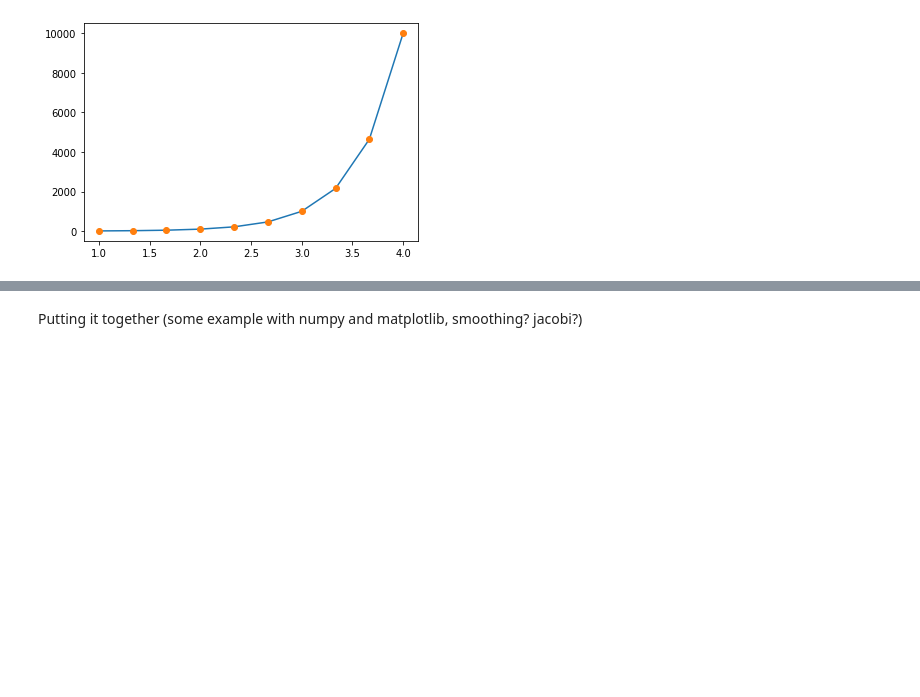
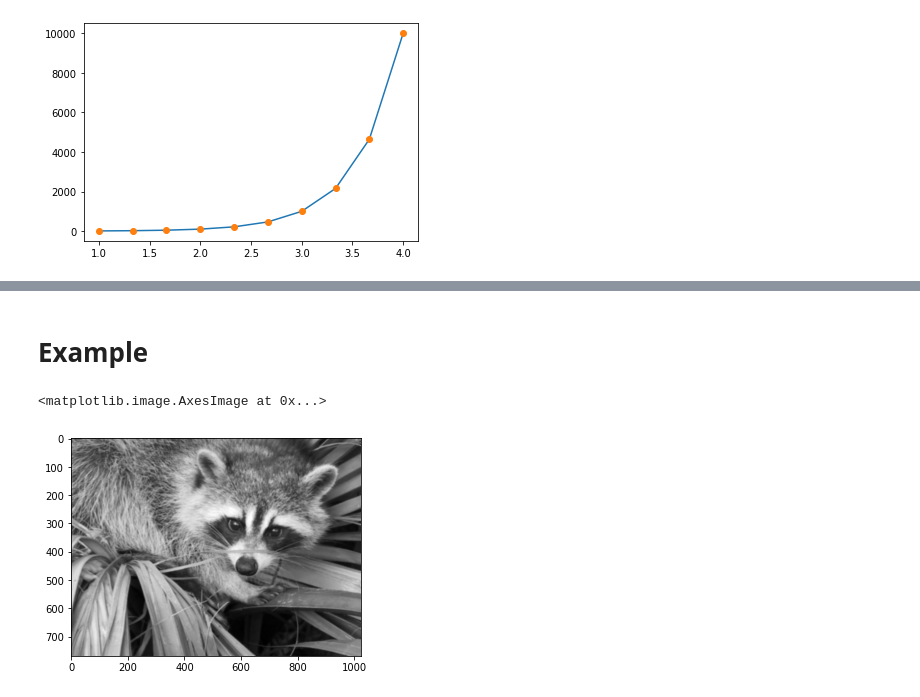
Before and after one commit to m3m0ry/numpy-basics, a Jupyter notebook: numpy-basics.ipynb, the cells around one changed output, grey strips where cells are left out. Saved outputs shown, nothing was run; the diff lists cells and outputs as text; code cells hidden in the pictures; blank space fills up the shorter version.

```diff
--- a/numpy-basics.ipynb
+++ b/numpy-basics.ipynb
@@ -266,2 +618,8 @@ plt.show()
 # %% [markdown]
-Putting it together (some example with numpy and matplotlib, smoothing? jacobi?)
+# Example
+# %%
+racoon = misc.face(gray=True).astype('float64')
+plt.imshow(face, cmap=plt.cm.gray)
+# %% [output]
+<matplotlib.image.AxesImage at 0x...>
+[figure, added]
```
Also changed, not shown: parts of 94 cells of this notebook, 2 other files.
